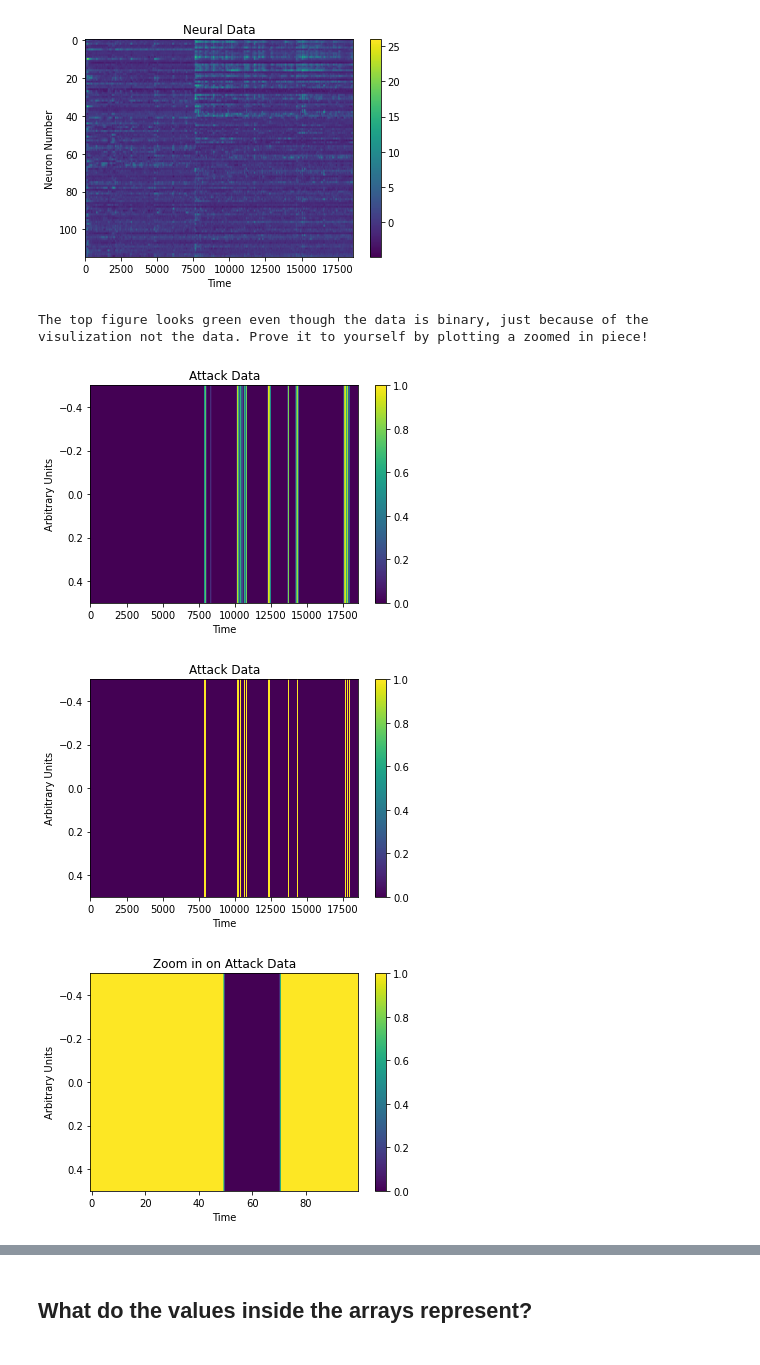
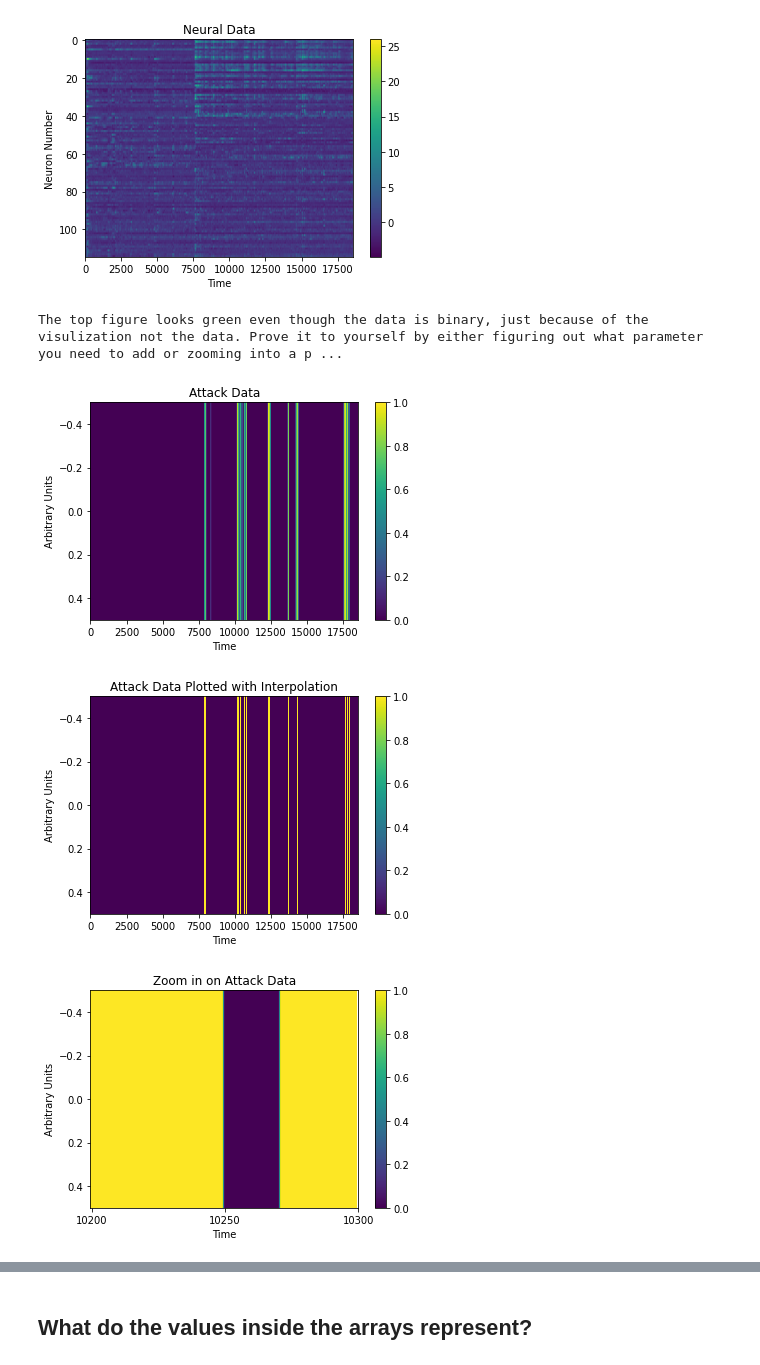
Before and after one commit to SaberaTalukder/Chen_Institute_DataSAI_for_Neuroscience, a Jupyter notebook: 07_05_22_day1_overview/code/diy_notebooks/dimensionality_reduction.ipynb, the cells around one changed output, grey strips where cells are left out. Drawn from its saved outputs; the diff is of its cells as text; code cells hidden in the pictures.

```diff
--- a/07_05_22_day1_overview/code/diy_notebooks/dimensionality_reduction.ipynb
+++ b/07_05_22_day1_overview/code/diy_notebooks/dimensionality_reduction.ipynb
@@ -97,34 +102,35 @@ _ = plt.ylabel('Neuron Number')
 # %% [output]
 [figure]
 # %%
+print('The top figure looks green even though the data is binary, \
+just because of the visulization not the data. Prove it to yourself by either figuring \
+out what parameter you need to add or zooming into a piece!')
+
 _ = plt.imshow(attack_vector, aspect='auto', cmap='viridis')
 _ = plt.colorbar()
 _ = plt.title('Attack Data')
 _ = plt.xlabel('Time')
 _ = plt.ylabel('Arbitrary Units')
 
 _ = plt.figure()
 _ = plt.imshow(attack_vector, aspect='auto', cmap='viridis', interpolation='nearest')
 _ = plt.colorbar()
-_ = plt.title('Attack Data')
+_ = plt.title('Attack Data Plotted with Interpolation')
 _ = plt.xlabel('Time')
 _ = plt.ylabel('Arbitrary Units')
-
-print('The top figure looks green even though the data is binary, \
-just because of the visulization not the data. Prove it to yourself by plotting a zoomed in piece!')
 
 _ = plt.figure()
 _ = plt.imshow(attack_vector[:, 10200:10300], aspect='auto', cmap='viridis')
 _ = plt.colorbar()
 _ = plt.title('Zoom in on Attack Data')
 _ = plt.xlabel('Time')
 _ = plt.ylabel('Arbitrary Units')
-# _ = plt.xticks([10200, 10250, 10300])
+_ = plt.xticks([0, 50, 100], [10200, 10250, 10300])
 # %% [output]
-The top figure looks green even though the data is binary, just because of the visulization not the data. Prove it to yourself by plotting a zoomed in piece!
+The top figure looks green even though the data is binary, just because of the visulization not the data. Prove it to yourself by either figuring out what parameter you need to add or zooming into a p ...
 [figure]
-[figure, old version]
+[figure, new version]
-[figure, old version]
+[figure, new version]
 # %%
 _ = plt.imshow(sex_vector, aspect='auto')
 _ = plt.colorbar()
```
Also changed, not shown: parts of 46 cells of this notebook.
